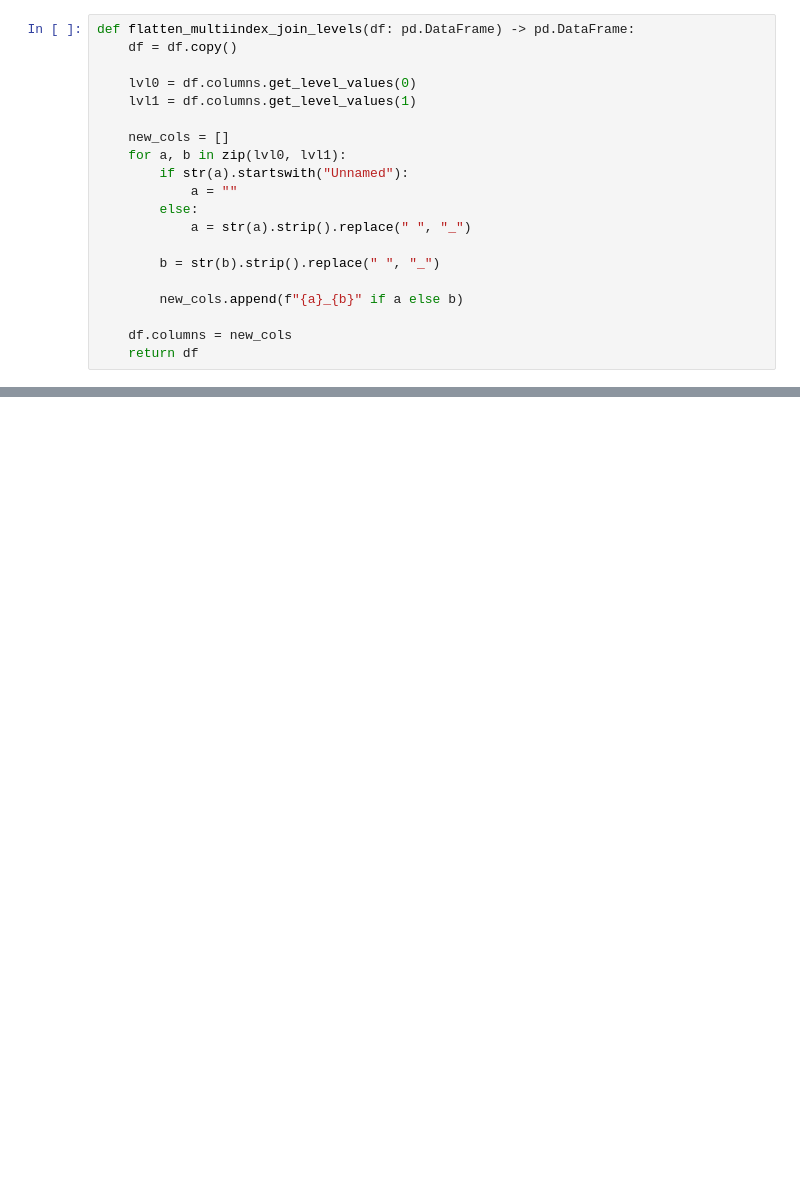
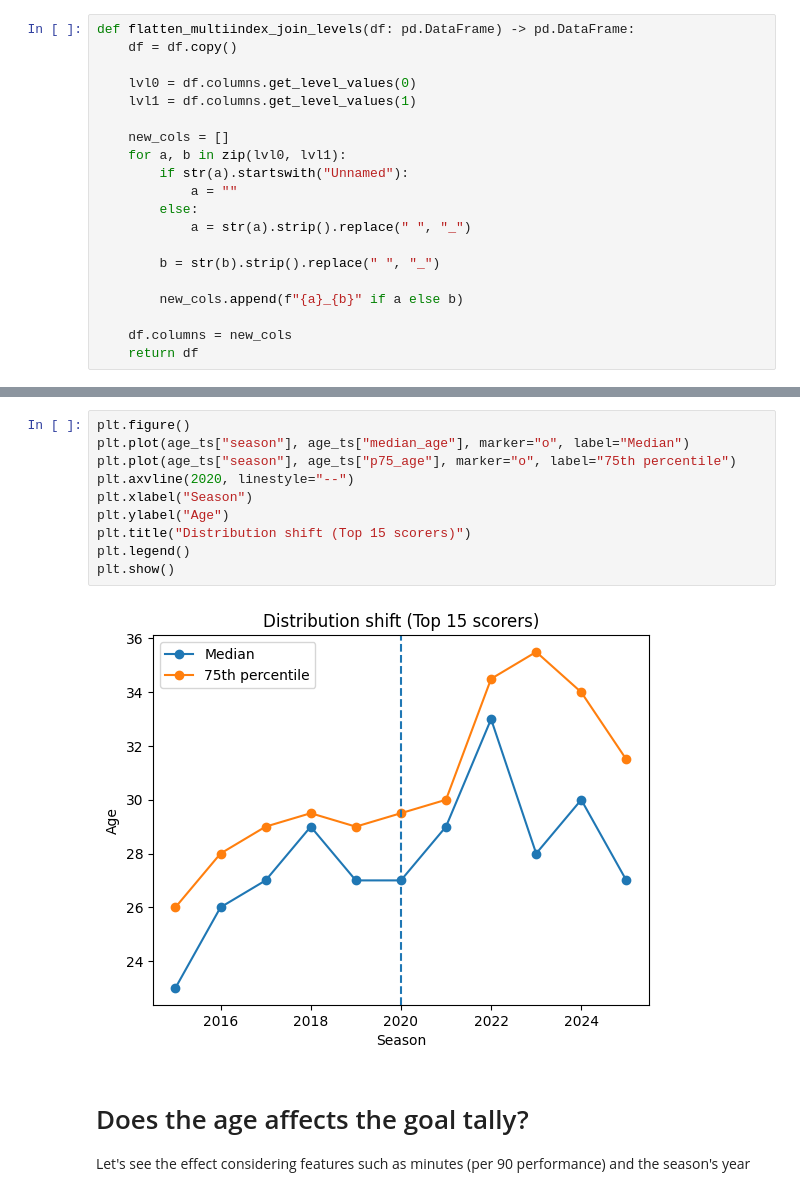
Before and after one commit to datorrado/Ageism-on-strikers-in-the-Colombian-football-league, a Jupyter notebook: ColombianFootball.ipynb, the cells around one changed output, grey strips where cells are left out. Cells and saved outputs as stored; diff of their text form; blank space fills up the shorter version.

```diff
--- a/ColombianFootball.ipynb
+++ b/ColombianFootball.ipynb
@@ -275,0 +438,15 @@ Saved Top15_FPC_all_seasons.csv
+# %%
+plt.figure()
+plt.plot(age_ts["season"], age_ts["median_age"], marker="o", label="Median")
+plt.plot(age_ts["season"], age_ts["p75_age"], marker="o", label="75th percentile")
+plt.axvline(2020, linestyle="--")
+plt.xlabel("Season")
+plt.ylabel("Age")
+plt.title("Distribution shift (Top 15 scorers)")
+plt.legend()
+plt.show()
+# %% [output]
+[figure, added]
+# %% [markdown]
+# Does the age affects the goal tally?
+Let's see the effect considering features such as minutes (per 90 performance) and the season's year
```
Also changed, not shown: parts of 69 cells of this notebook.
